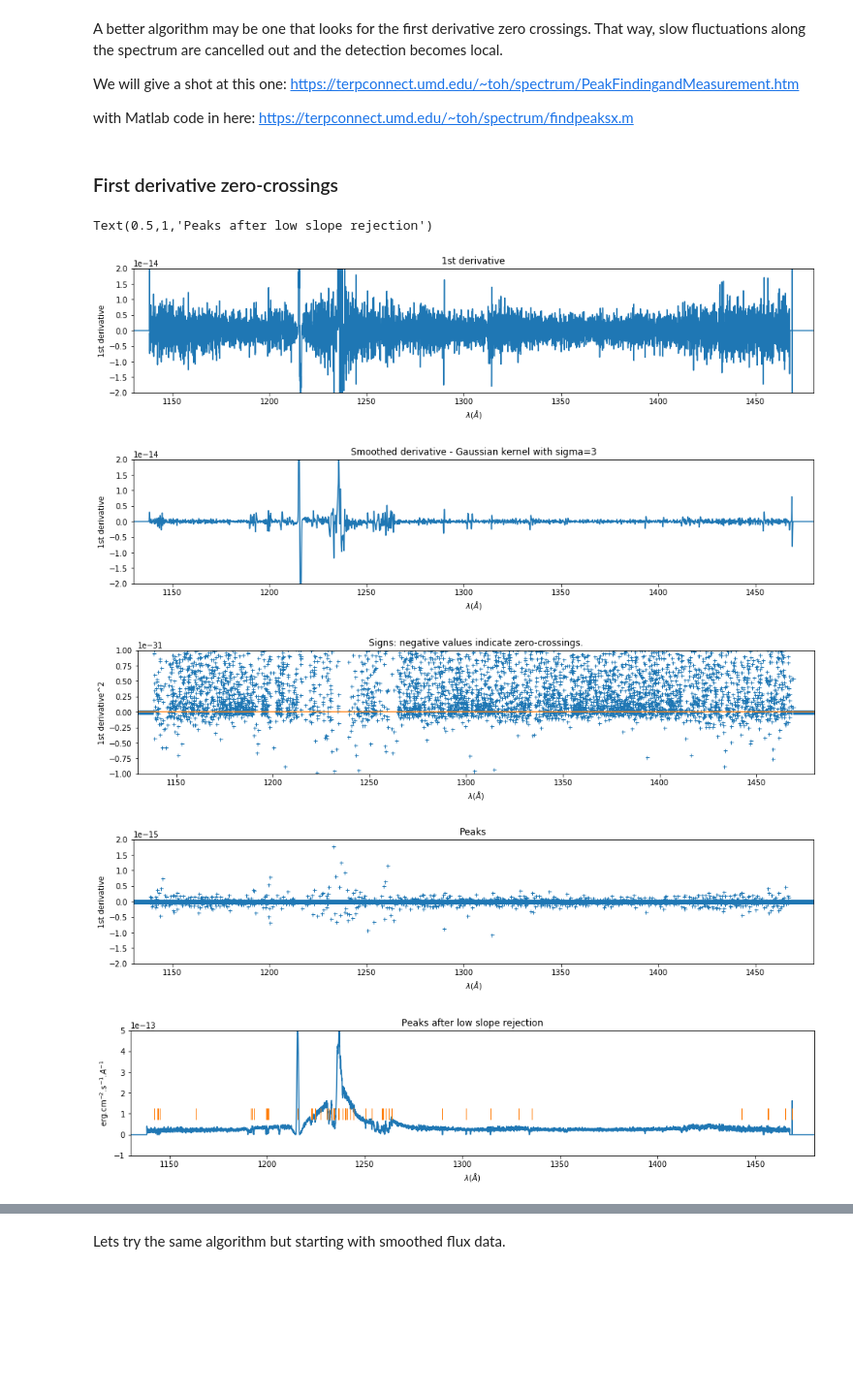
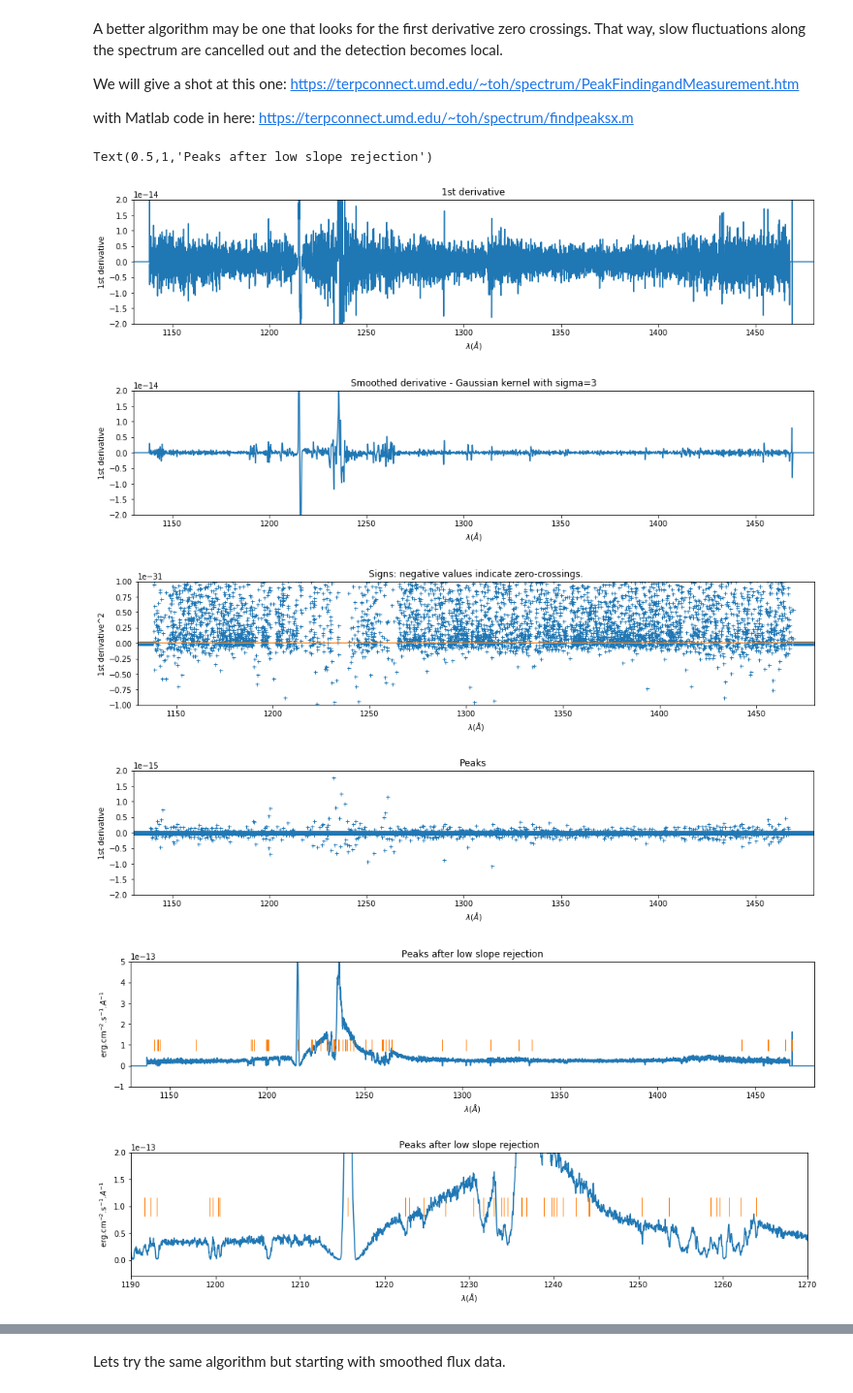
Before and after one commit to ibusko/experiments_specviz, a Jupyter notebook: experiment_feature_detection.ipynb, the cells around one changed output, grey strips where cells are left out. Shown: that part at 97% size. Cells and saved outputs as stored; diff of their text form; code cells hidden in the pictures; blank space fills up the shorter version.

```diff
--- a/experiment_feature_detection.ipynb
+++ b/experiment_feature_detection.ipynb
@@ -103,8 +107,6 @@ A better algorithm may be one that looks for the first derivative zero crossings
 We will give a shot at this one: https://terpconnect.umd.edu/~toh/spectrum/PeakFindingandMeasurement.htm
 
 with Matlab code in here: https://terpconnect.umd.edu/~toh/spectrum/findpeaksx.m
-# %% [markdown]
-<h3>First derivative zero-crossings</h3>
 # %%
 # 1st derivative
 deriv = np.gradient(flux)
@@ -154,30 +156,38 @@ plt.xlabel(x_label)
 plt.ylabel('1st derivative')
 plt.title('Peaks')
 
 # slope threshold - free parameter.
 # we arbitrarily pick as theshold 10% of the
 # maximum slope found in the smoothed derivatives.
 SLOPE_THRESHOLD = 0.1
 
 max_slope = np.max(smooth_deriv[crossings])
 reject = np.where(np.abs(peak_values) < max_slope * SLOPE_THRESHOLD)
 peak_values[reject] = 0.
 
 # create markers and plot them
 markers = np.full(peak_values.shape, -100.)
 markers[np.where(np.abs(peak_values) > 0.)] = 1.e-13
 
 plt.figure(figsize=SIZE)
 plt.plot(wave, flux)
 plt.plot(wave, markers, '|', markersize=15)
 plt.axis([xmin, xmax, -1.e-13, 5.e-13])
 plt.xlabel(x_label)
 plt.ylabel(y_label)
 plt.title('Peaks after low slope rejection')
+plt.figure(figsize=SIZE)
+plt.plot(wave, flux)
+plt.plot(wave, markers, '|', markersize=25)
+plt.axis([1190., 1270., -0.3e-13, 2.e-13])
+plt.xlabel(x_label)
+plt.ylabel(y_label)
+plt.title('Peaks after low slope rejection')
 # %% [output]
 Text(0.5,1,'Peaks after low slope rejection')
 [figure]
 [figure]
 [figure]
 [figure]
 [figure]
+[figure, added]
```
Also changed, not shown: parts of 14 cells of this notebook.
